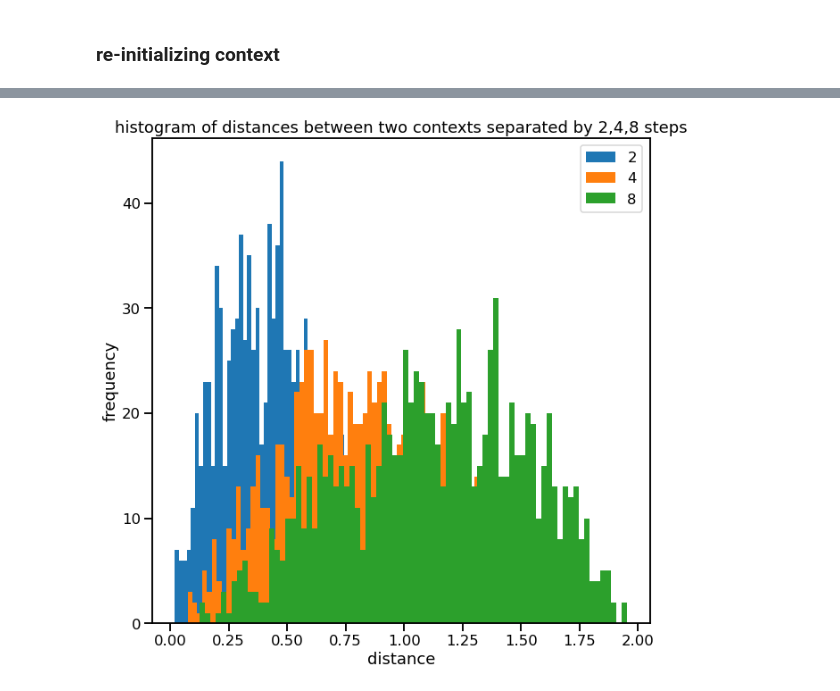
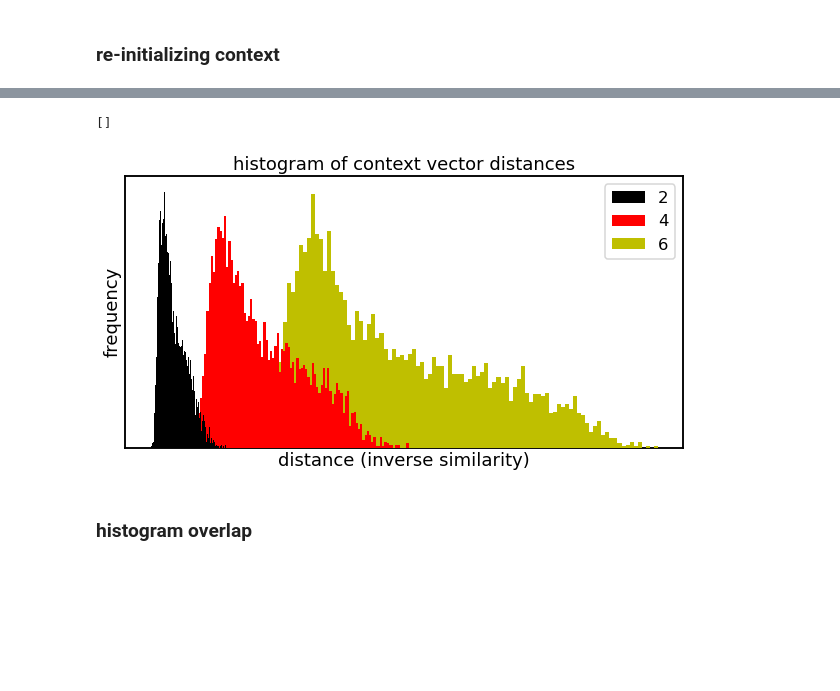
Before and after one commit to MaiaHamin/em-wm-simulation, a Jupyter notebook: context-signal-detection.ipynb, the cells around one changed output, grey strips where cells are left out. Drawn from its saved outputs; the diff is of its cells as text; code cells hidden in the pictures; blank space fills up the shorter version.

```diff
--- a/context-signal-detection.ipynb
+++ b/context-signal-detection.ipynb
@@ -73,15 +83,21 @@ plt.savefig('stdev bars')
 # %%
-plt.figure(figsize=(10,10))
+dtL = [2,4,6]
+D = context_similarity_analysis(dtL,nitr=5000,metric='cosine')
+
+plt.figure(figsize=(10,5))
 ax = plt.gca()
-for dt_ in dtL:
-  ax.hist(D[dt_],bins=80,label=dt_)
+cL = ['k','r','y']
+
+for idx,dt_ in enumerate(dtL):
+  ax.hist(D[dt_],bins=100,label=dt_,color=cL[idx],zorder=10-idx)
 plt.legend()
 ax.set_ylabel('frequency')
-ax.set_xlabel('distance')
-ax.set_title('histogram of distances between two contexts separated by %i,%i,%i steps'%(
-  dtL[0],dtL[1],dtL[2]))
-
-None
-plt.savefig('hist')
+ax.set_xlabel('distance (inverse similarity)')
+ax.set_title('histogram of context vector distances')
+ax.set_xticks([]);ax.set_yticks([])
+# plt.savefig('hist')
 # %% [output]
+[]
-[figure, old version]
+[figure, new version]
+# %% [markdown]
+### histogram overlap
```
Also changed, not shown: parts of 5 cells of this notebook, 4 other files.
